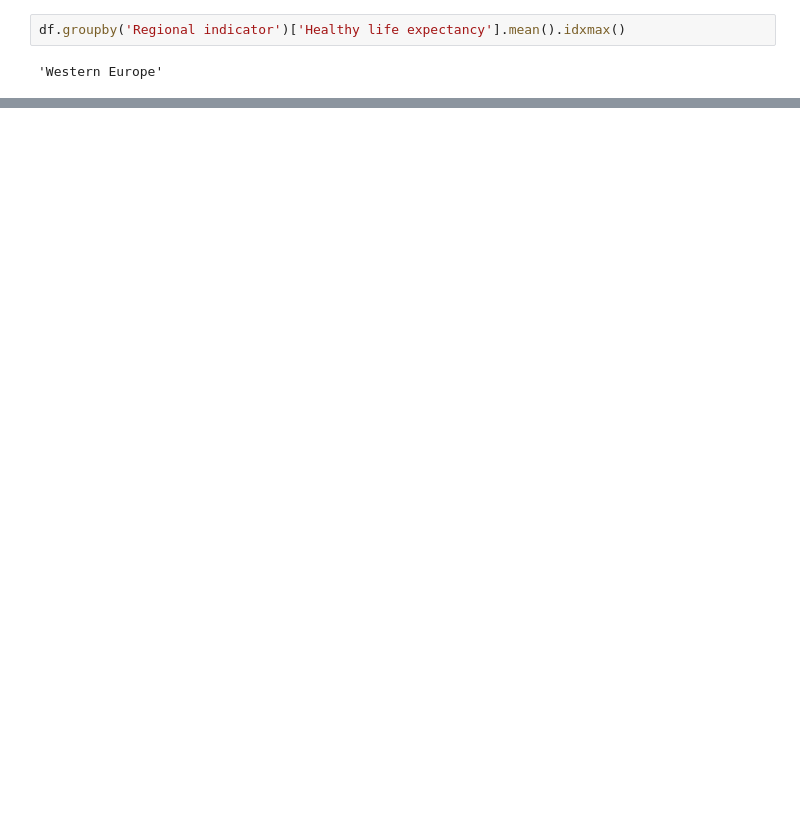
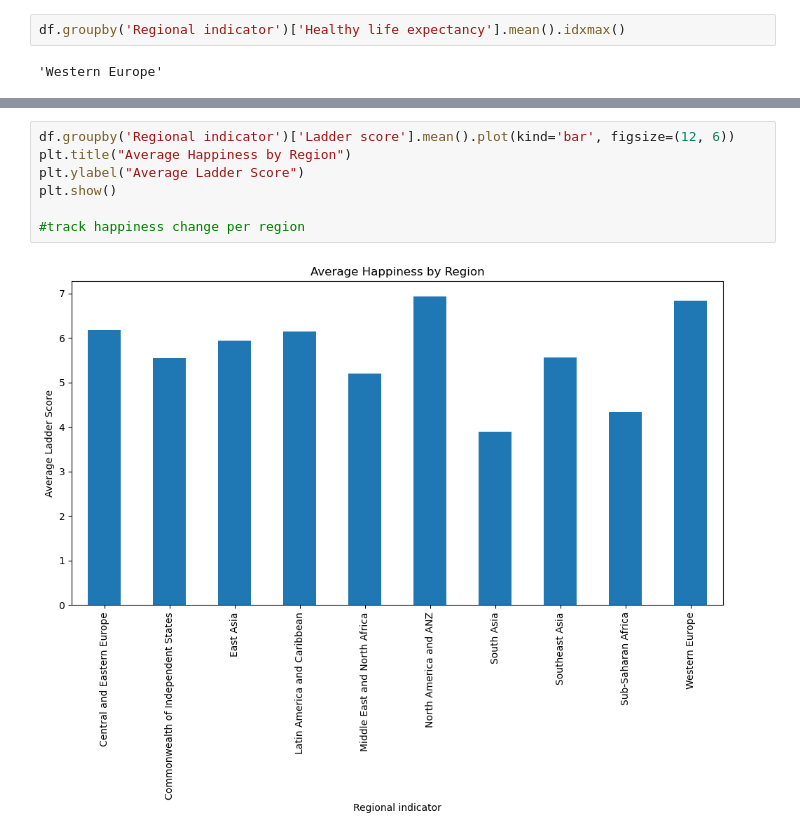
Before and after one commit to boomiikas/World-Happiness-Report---EDA-and-Feature-Engineering, a Jupyter notebook: happy.ipynb, the cells around one changed output, grey strips where cells are left out. Drawn from its saved outputs; the diff is of its cells as text; blank space fills up the shorter version.

```diff
--- a/happy.ipynb
+++ b/happy.ipynb
@@ -488,0 +518,9 @@ df.groupby('Regional indicator')['Healthy life expectancy'].mean().idxmax()
+# %%
+df.groupby('Regional indicator')['Ladder score'].mean().plot(kind='bar', figsize=(12, 6))
+plt.title("Average Happiness by Region")
+plt.ylabel("Average Ladder Score")
+plt.show()
+
+#track happiness change per region
+# %% [output]
+[figure, added]
```
Also changed, not shown: parts of 8 cells of this notebook.
